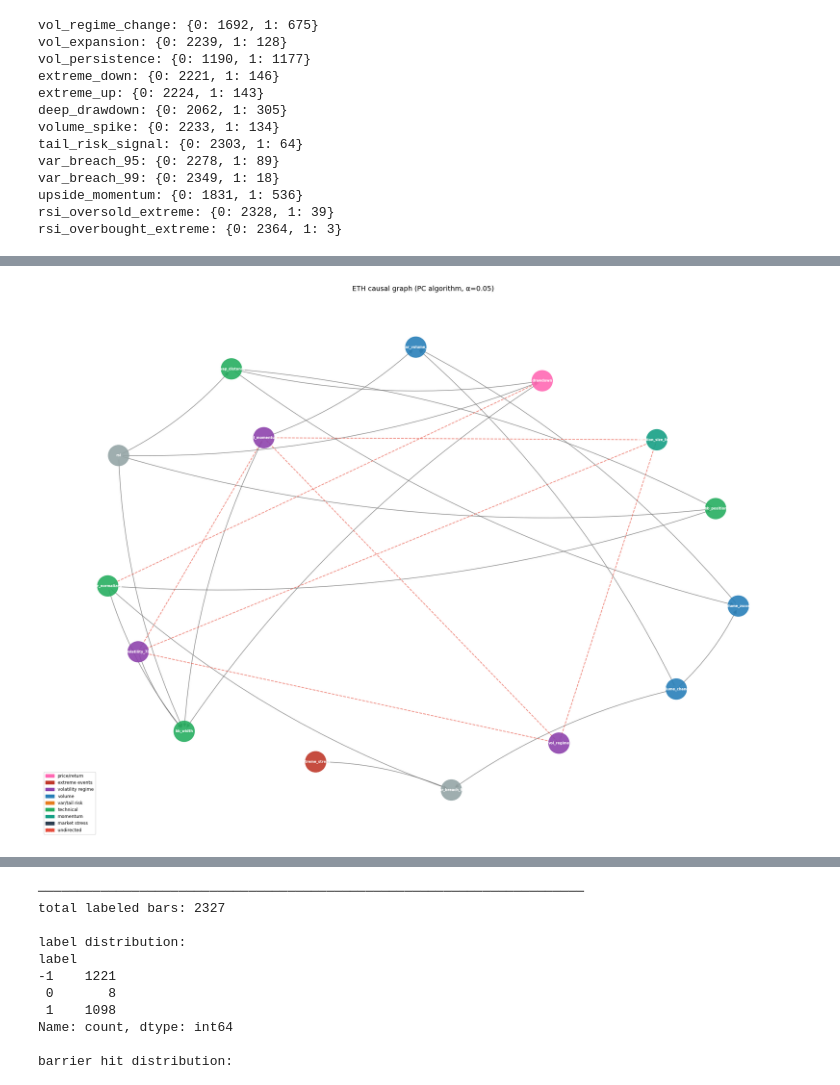
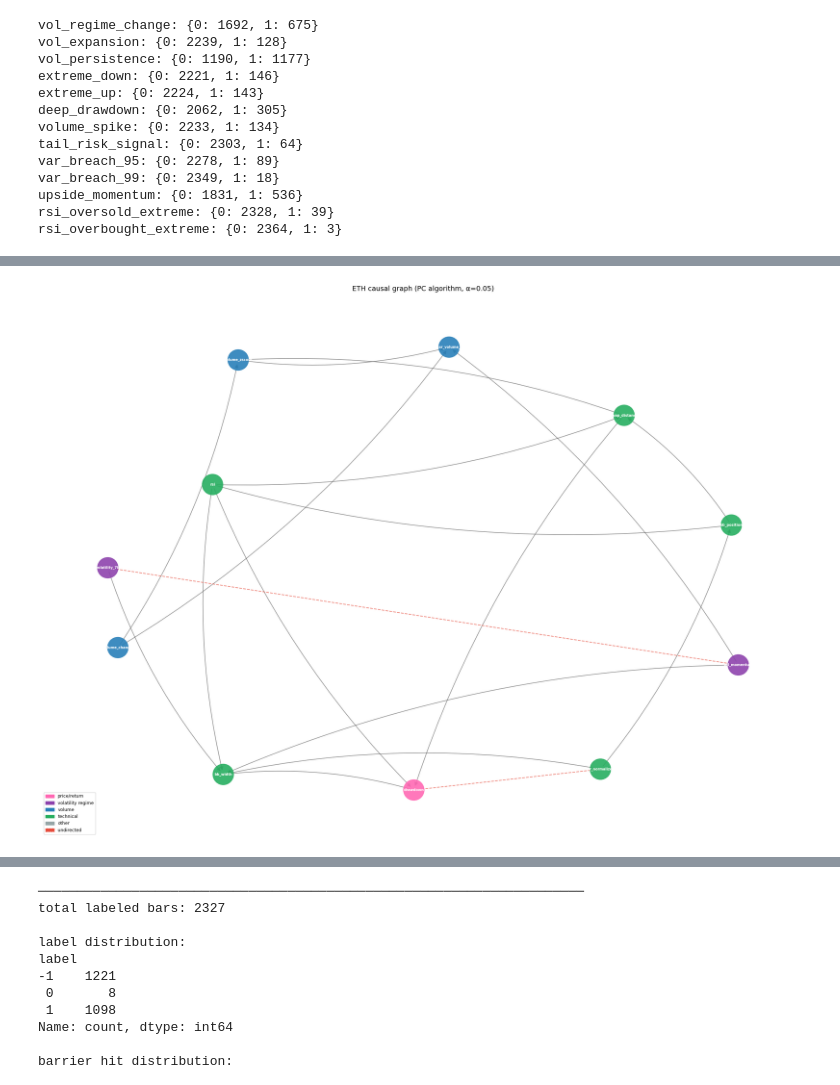
Before and after one commit to pynat/causality, a Jupyter notebook: inference_and_causality.ipynb, the cells around one changed output, grey strips where cells are left out. Drawn from its saved outputs; the diff is of its cells as text; code cells hidden in the pictures.

```diff
--- a/inference_and_causality.ipynb
+++ b/inference_and_causality.ipynb
@@ -393,7 +421,7 @@ df['tail_risk_signal'] = ((df['volatility_7b'] > df['volatility_7b'].rolling(60)
                            (df['volume_zscore'] > 1.5)).astype(int)
 
 # 812 bars ≈ 1 year for dollar bars
-#bars_per_year = 812
+bars_per_year = 812
 df['var_breach_95'] = (df['return'].shift(1) < df['return'].rolling(bars_per_year).quantile(0.05).shift(1)).astype(int)
 df['var_breach_99'] = (df['return'].shift(1) < df['return'].rolling(bars_per_year).quantile(0.01).shift(1)).astype(int)
 
@@ -436,3 +464,14 @@ df['market_stress'] = ((df['vol_regime'] == 2).astype(int) * 0.4 +
                         (df['extreme_streak'] > 2).astype(int) * 0.3)
 
 df.drop(columns=['atr_14', 'running_max'], inplace=True, errors='ignore')
+# %%
+# check if nans are clustered at start or scattered throughout
+print("nan location check:")
+warmup_cutoff = 70  # max of any rolling window
+
+for col in df.columns[df.isnull().any()]:
+    total    = df[col].isnull().sum()
+    in_start = df[col].iloc[:warmup_cutoff].isnull().sum()
+    scattered = total - in_start
+    flag = "  PROBLEM: scattered nans, ffill silently corrupts" if scattered > 0 else ""
+    print(f"  {col:30s} total={total:3d}  start={in_start:3d}  scattered={scattered:3d}{flag}")
@@ -679,10 +782,10 @@ cd_features: ['dollar_volume_roc', 'bb_position', 'bb_width', 'rsi', 'position_s
 ──────────────────────────────────────────────────────────────────────
 # %%
 # build networkx graph from pc output
-node_names = cd_features  # must match pc() input exactly
-
+node_names = cd_features
 G_nx = nx.DiGraph()
 G_nx.add_nodes_from(node_names)
+
 undirected_edges = []
 for i in range(len(node_names)):
     for j in range(i + 1, len(node_names)):
@@ -695,58 +798,51 @@ for i in range(len(node_names)):
         elif val_ij != 0 or val_ji != 0:
             undirected_edges.append((node_names[i], node_names[j]))
 
+# removed: vol_regime, extreme_streak, position_size_factor (excluded from cd)
 category_colors = {
-    'return':           '#FF69B4',
-    'drawdown':         '#FF69B4',
-    'volatility_7b':    '#8e44ad',
-    'vol_regime':       '#8e44ad',
-    'vol_momentum':     '#8e44ad',
-    'volume_change':    '#2980b9',
-    'volume_zscore':    '#2980b9',
-    'dollar_volume_roc':'#2980b9',
-    'bb_width':         '#27ae60',
-    'bb_position':      '#27ae60',
-    'atr_normalized':   '#27ae60',
-    'vwap_distance':    '#27ae60',
-    'extreme_streak':   '#c0392b',
-    'position_size_factor': '#16a085',
+    'drawdown':          '#FF69B4',
+    'volatility_7b':     '#8e44ad',
+    'vol_momentum':      '#8e44ad',
+    'volume_change':     '#2980b9',
+    'volume_zscore':     '#2980b9',
+    'dollar_volume_roc': '#2980b9',
+    'bb_width':          '#27ae60',
+    'bb_position':       '#27ae60',
+    'atr_normalized':    '#27ae60',
+    'vwap_distance':     '#27ae60',
+    'rsi':               '#27ae60',
 }
 
 node_colors = [category_colors.get(n, '#95a5a6') for n in G_nx.nodes()]
 
 plt.figure(figsize=(22, 16))
 pos = nx.spring_layout(G_nx, seed=42, k=2.5)
-
 nx.draw_networkx_nodes(G_nx, pos, node_color=node_colors, node_size=1800, alpha=0.9)
 nx.draw_networkx_labels(G_nx, pos, font_size=7, font_color='white', font_weight='bold')
 nx.draw_networkx_edges(G_nx, pos, edge_color='#555555', arrows=True,
                        arrowsize=15, width=1.2, alpha=0.7,
                        connectionstyle='arc3,rad=0.1')
-# undirected edges in different color
 if undirected_edges:
     nx.draw_networkx_edges(G_nx, pos, edgelist=undirected_edges,
                            edge_color='#e74c3c', style='dashed',
                            arrows=False, width=1.5, alpha=0.7)
 
 legend = [
     mpatches.Patch(color='#FF69B4', label='price/return'),
-    mpatches.Patch(color='#c0392b', label='extreme events'),
     mpatches.Patch(color='#8e44ad', label='volatility regime'),
     mpatches.Patch(color='#2980b9', label='volume'),
-    mpatches.Patch(color='#e67e22', label='var/tail risk'),
     mpatches.Patch(color='#27ae60', label='technical'),
-    mpatches.Patch(color='#16a085', label='momentum'),
-    mpatches.Patch(color='#2c3e50', label='market stress'),
+    mpatches.Patch(color='#95a5a6', label='other'),
     mpatches.Patch(color='#e74c3c', label='undirected', linestyle='dashed'),
 ]
 plt.legend(handles=legend, loc='lower left', fontsize=9)
 plt.title('ETH causal graph (PC algorithm, α=0.05)', fontsize=14, pad=20)
 plt.axis('off')
 plt.tight_layout()
 plt.savefig("results/pc_dag.png", dpi=300, bbox_inches='tight')
 plt.show()
 # %% [output]
-[figure, old version]
+[figure, new version]
 # %%
 # print results grouped by category for readability
 directed = []
```
Also changed, not shown: parts of 12 cells of this notebook, 4 other files.
